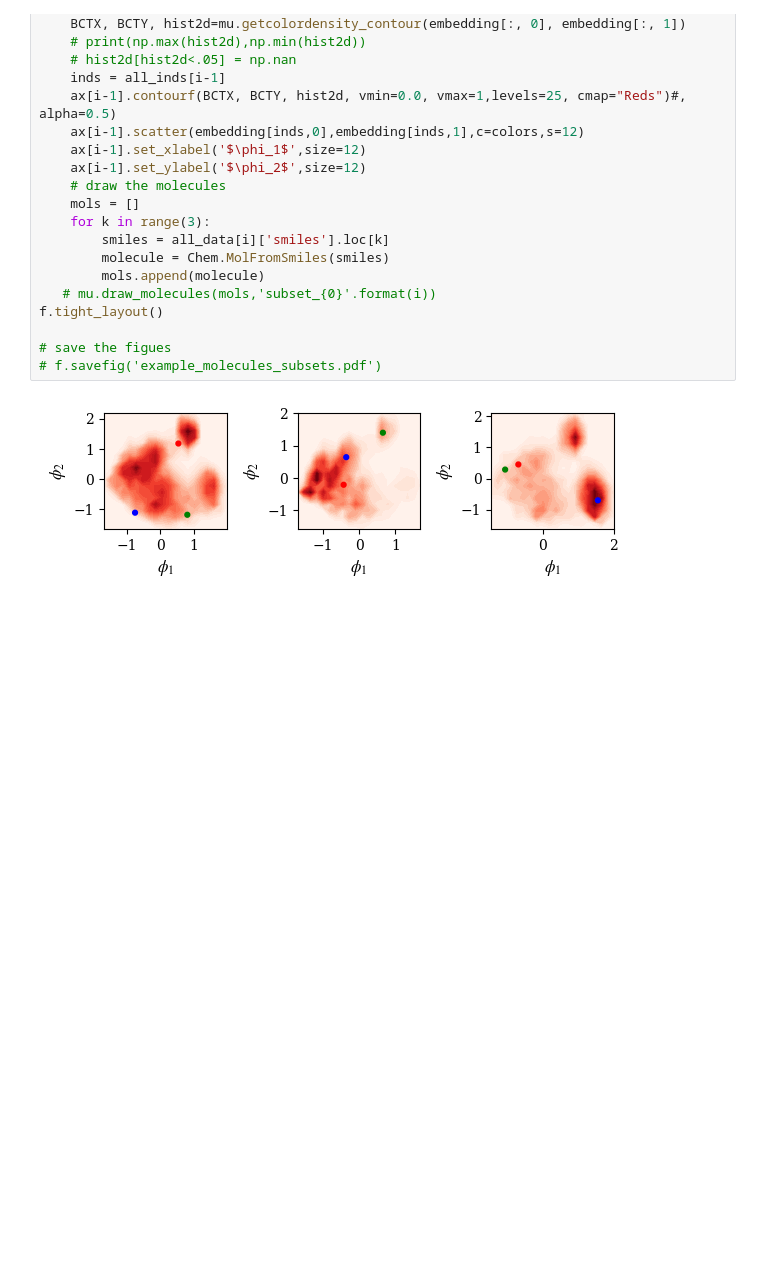
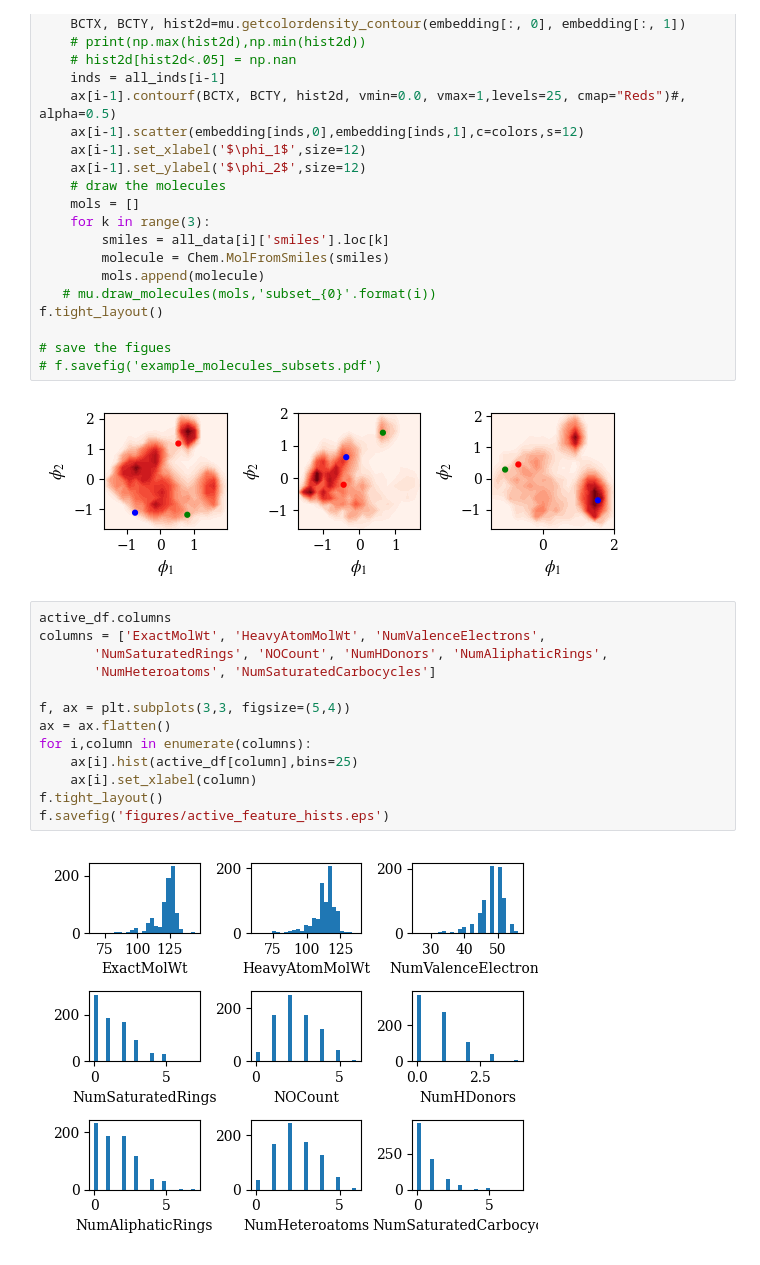
Before and after one commit to zachfox/causal-active-learning, a Jupyter notebook: notebooks/demo_active_learning.ipynb, the cells around one changed output. Saved outputs shown, nothing was run; the diff lists cells and outputs as text; blank space fills up the shorter version.

```diff
--- a/notebooks/demo_active_learning.ipynb
+++ b/notebooks/demo_active_learning.ipynb
@@ -300,3 +300,18 @@ f.tight_layout()
 # f.savefig('example_molecules_subsets.pdf')
 # %% [output]
 [figure]
+# %%
+active_df.columns
+columns = ['ExactMolWt', 'HeavyAtomMolWt', 'NumValenceElectrons',
+       'NumSaturatedRings', 'NOCount', 'NumHDonors', 'NumAliphaticRings',
+       'NumHeteroatoms', 'NumSaturatedCarbocycles']
+
+f, ax = plt.subplots(3,3, figsize=(5,4))
+ax = ax.flatten()
+for i,column in enumerate(columns):
+    ax[i].hist(active_df[column],bins=25)
+    ax[i].set_xlabel(column)
+f.tight_layout()
+f.savefig('figures/active_feature_hists.eps')
+# %% [output]
+[figure, added]
```
Also changed, not shown: parts of 1 cell of this notebook, 5 other files.
